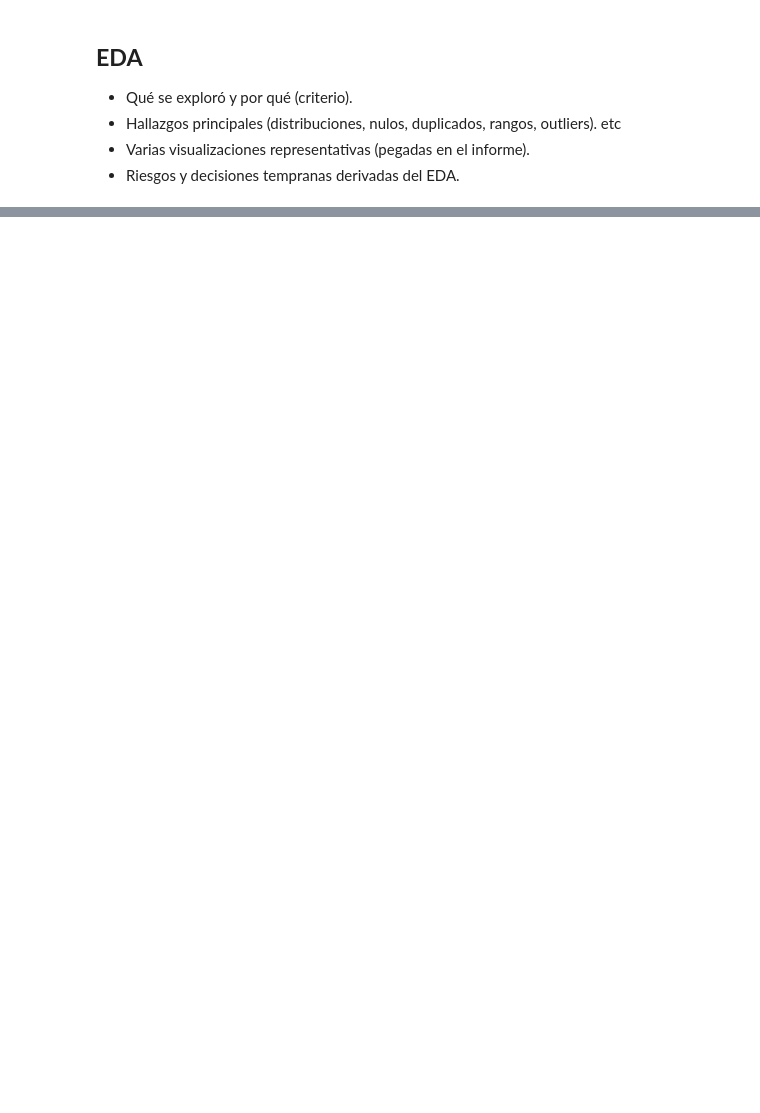
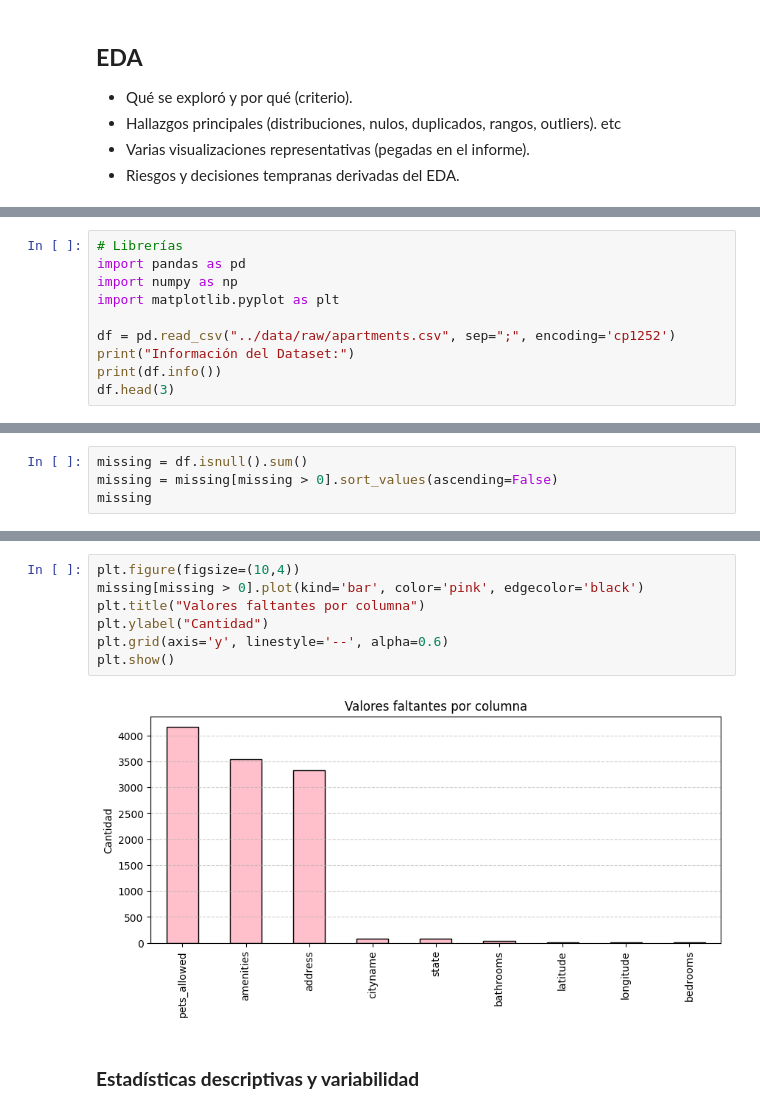
Before and after one commit to claraagui/Proyecto_Final, a Jupyter notebook: notebooks/01_eda_inicial.ipynb, the cells around one changed output, grey strips where cells are left out. Drawn from its saved outputs; the diff is of its cells as text; blank space fills up the shorter version.

```diff
--- a/notebooks/01_eda_inicial.ipynb
+++ b/notebooks/01_eda_inicial.ipynb
@@ -175,0 +20,10 @@ Passing `palette` without assigning `hue` is deprecated and will be removed in v
+# %%
+# Librerías
+import pandas as pd
+import numpy as np
+import matplotlib.pyplot as plt
+
+df = pd.read_csv("../data/raw/apartments.csv", sep=";", encoding='cp1252')
+print("Información del Dataset:")
+print(df.info())
+df.head(3)
@@ -175,0 +63,4 @@ Passing `palette` without assigning `hue` is deprecated and will be removed in v
+# %%
+missing = df.isnull().sum()
+missing = missing[missing > 0].sort_values(ascending=False)
+missing
@@ -175,0 +90,11 @@ Passing `palette` without assigning `hue` is deprecated and will be removed in v
+# %%
+plt.figure(figsize=(10,4))
+missing[missing > 0].plot(kind='bar', color='pink', edgecolor='black')
+plt.title("Valores faltantes por columna")
+plt.ylabel("Cantidad")
+plt.grid(axis='y', linestyle='--', alpha=0.6)
+plt.show()
+# %% [output]
+[figure, added]
+# %% [markdown]
+### **Estadísticas descriptivas y variabilidad**
```
Also changed, not shown: parts of 42 cells of this notebook, 2 other files.
